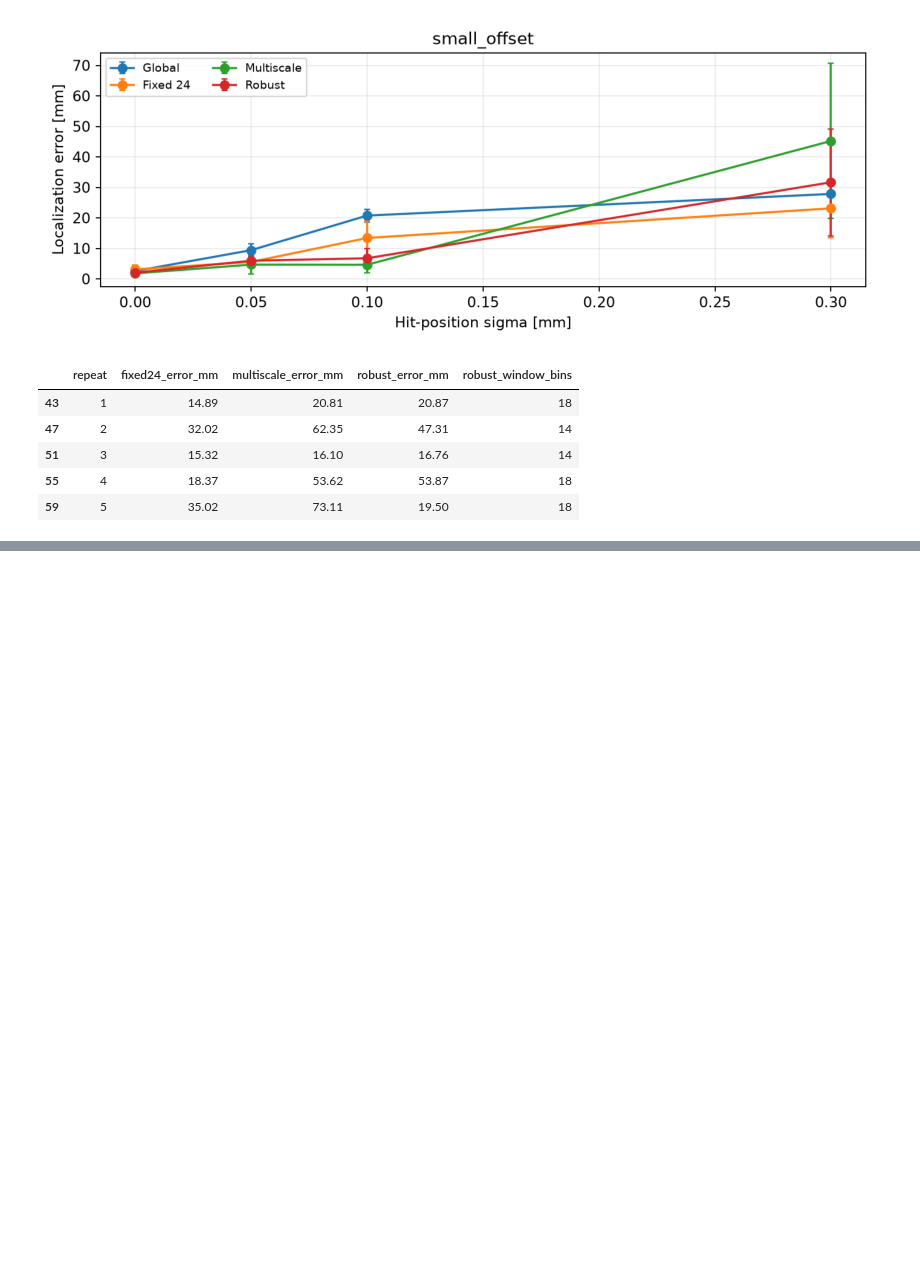
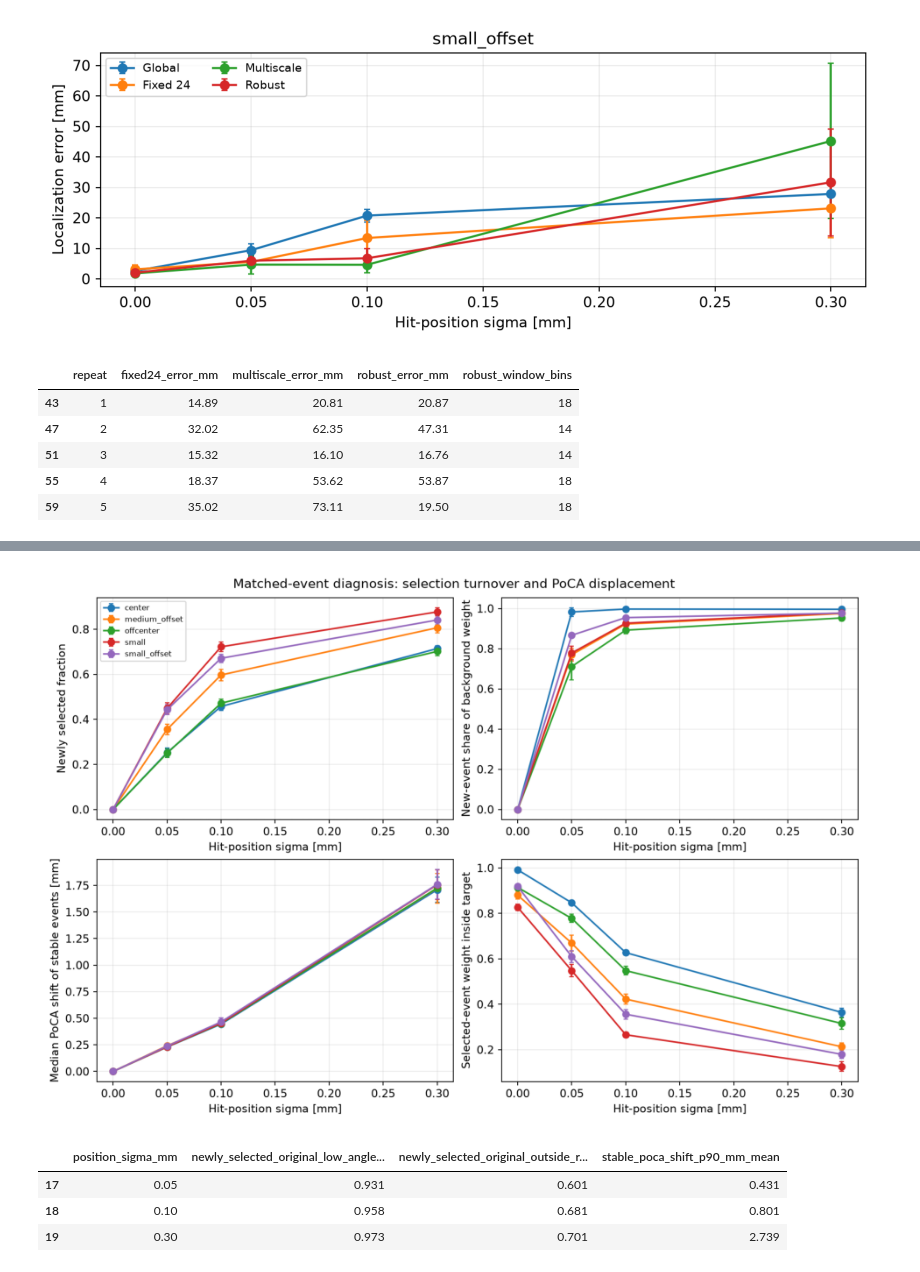
Before and after one commit to Xuyysy/muon-imaging-reconstruction, a Jupyter notebook: muon_analysis/analysis.ipynb, the cells around one changed output, grey strips where cells are left out. Saved outputs shown, nothing was run; the diff lists cells and outputs as text; code cells hidden in the pictures; blank space fills up the shorter version.

```diff
--- a/muon_analysis/analysis.ipynb
+++ b/muon_analysis/analysis.ipynb
@@ -1169,0 +1249,18 @@ display(holdout_repeats[
+# %%
+# 读取 5 个场景 × 4 档误差的事件配对统计。
+SELECTION_DIR = Path('event_selection_shift_results')
+selection_summary = pd.read_csv(
+    SELECTION_DIR / 'event_selection_shift_summary.csv'
+)
+
+# 先看 0.10 和 0.30 mm：多少是新进入事件、它们贡献多少背景？
+display(selection_summary[
+    selection_summary['position_sigma_mm'].isin([0.10, 0.30])
+][[
+    'scenario', 'position_sigma_mm',
+    'ideal_selected_events_mean', 'observed_selected_events_mean',
+    'newly_selected_events_mean', 'newly_selected_fraction_mean',
+    'newly_selected_background_weight_fraction_mean',
+    'stable_poca_shift_median_mm_mean',
+    'selected_target_weight_fraction_mean'
+]].round(3))
@@ -1169,0 +1287,22 @@ display(holdout_repeats[
+# %%
+# 四幅图依次为：新进入占比、背景权重来源、稳定事件 PoCA 位移、目标内权重。
+plt.figure(figsize=(12, 9))
+plt.imshow(plt.imread(SELECTION_DIR / 'event_selection_shift_diagnostics.png'))
+plt.axis('off')
+plt.show()
+
+# 单独检查新进入事件在理想条件下的散射角和 PoCA 区域状态。
+display(selection_summary[
+    (selection_summary['scenario'] == 'small_offset')
+    & (selection_summary['position_sigma_mm'] > 0)
+][[
+    'position_sigma_mm', 'newly_selected_original_low_angle_fraction_mean',
+    'newly_selected_original_outside_roi_fraction_mean',
+    'stable_poca_shift_p90_mm_mean'
+]].round(3))
+# %% [output]
+[figure, added]
+|  | position_sigma_mm | newly_selected_original_low_angle... | newly_selected_original_outside_r... | stable_poca_shift_p90_mm_mean |
+| 17 | 0.05 | 0.931 | 0.601 | 0.431 |
+| 18 | 0.10 | 0.958 | 0.681 | 0.801 |
+| 19 | 0.30 | 0.973 | 0.701 | 2.739 |
```
Also changed, not shown: parts of 7 cells of this notebook, 11 other files.
